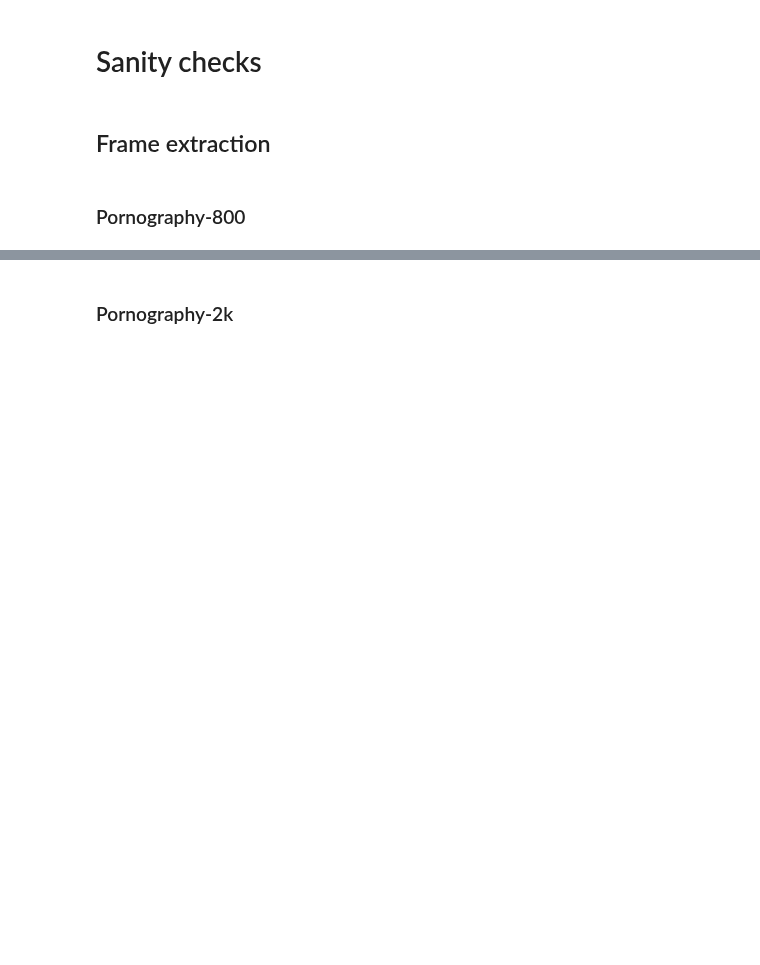
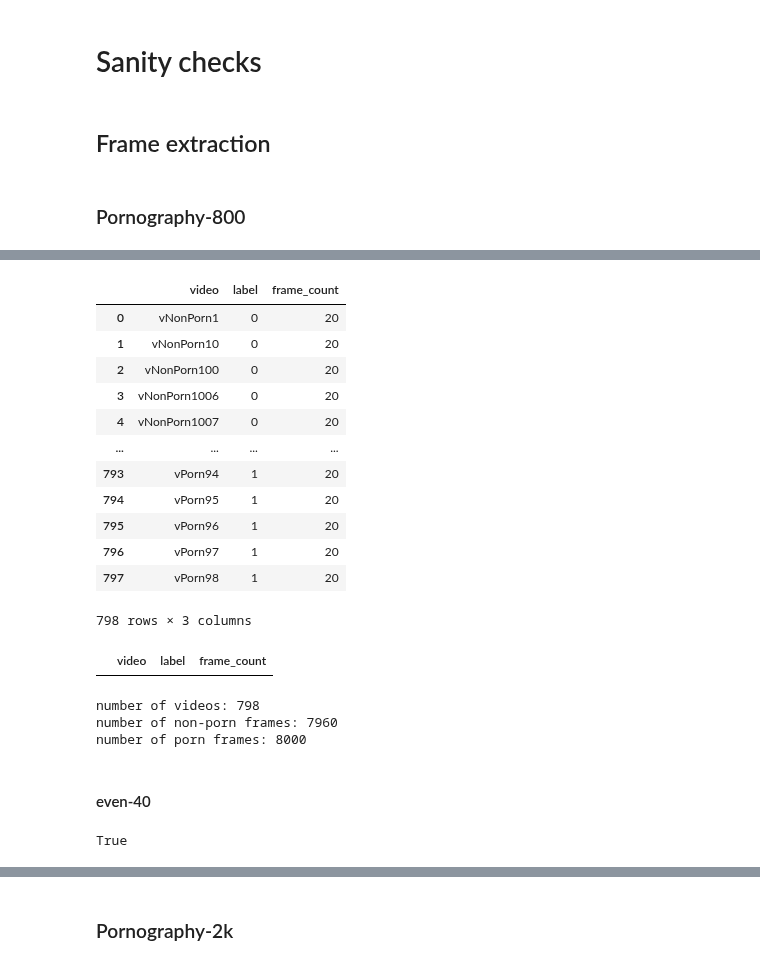
Before and after one commit to margaridav27/end-to-end-framework-pornography-detection, a Jupyter notebook: src/notebooks/sanity_check.ipynb, the cells around one changed output, grey strips where cells are left out. Saved outputs shown, nothing was run; the diff lists cells and outputs as text; code cells hidden in the pictures; blank space fills up the shorter version.

```diff
--- a/src/notebooks/sanity_check.ipynb
+++ b/src/notebooks/sanity_check.ipynb
@@ -30,0 +47,20 @@ videos_800[videos_800["frame_count"] < 20]
+# %%
+agg = {"video": "first", "label": "first", "frame": "size"}
+df_800_even_20_videos = df_800_even_20[["video", "frame", "label"]]
+df_800_even_20_videos = df_800_even_20_videos.groupby("video").aggregate(agg).reset_index(drop=True)
+df_800_even_20_videos = df_800_even_20_videos.rename(columns={"frame": "frame_count"})
+df_800_even_20_videos
+# %% [output]
+|  | video | label | frame_count |
+| 0 | vNonPorn1 | 0 | 20 |
+| 1 | vNonPorn10 | 0 | 20 |
+| 2 | vNonPorn100 | 0 | 20 |
+| 3 | vNonPorn1006 | 0 | 20 |
+| 4 | vNonPorn1007 | 0 | 20 |
+| ... | ... | ... | ... |
+| 793 | vPorn94 | 1 | 20 |
+| 794 | vPorn95 | 1 | 20 |
+| 795 | vPorn96 | 1 | 20 |
+| 796 | vPorn97 | 1 | 20 |
+| 797 | vPorn98 | 1 | 20 |
+798 rows × 3 columns
@@ -31,2 +75,15 @@ videos_800[videos_800["frame_count"] < 20]
+# %%
+# videos from which it was not possible to extract 20 frames
+df_800_even_20_videos[df_800_even_20_videos["frame_count"] < 20]
+# %% [output]
+|  | video | label | frame_count |
 # %%
-len(videos_800) # 7 videos with 0 frames extracted
+# NOTE: I accidentally removed one video from its original location
+
+print("number of videos:", len(df_800_even_20_videos))
+print("number of non-porn frames:", len(df_800_even_20[df_800_even_20["label"] == 0]))
+print("number of porn frames:", len(df_800_even_20[df_800_even_20["label"] == 1]))
+# %% [output]
+number of videos: 798
+number of non-porn frames: 7960
+number of porn frames: 8000
@@ -36,0 +90,7 @@ len(frames_800[frames_800["label"] == 1]) # Number of porn frames
+# %% [markdown]
+#### even-40
+# %%
+data_loc_800_even_40 = "/nas-ctm01/datasets/public/BIOMETRICS/pornography-database/data-processed/even-40"
+os.path.isfile(f"{data_loc_800_even_40}/data.csv")
+# %% [output]
+True
```
Also changed, not shown: parts of 41 cells of this notebook, 1 other file.
